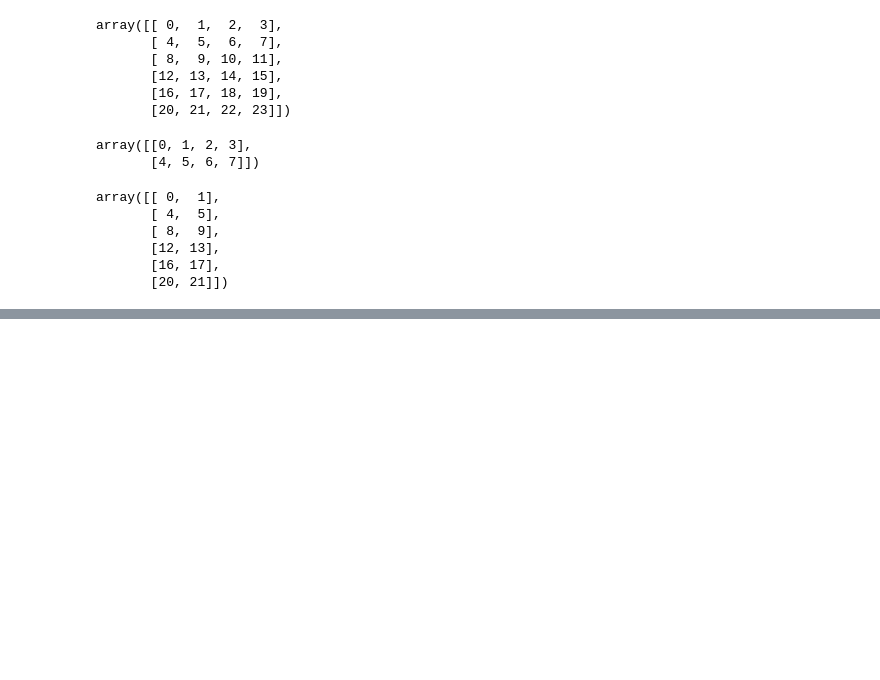
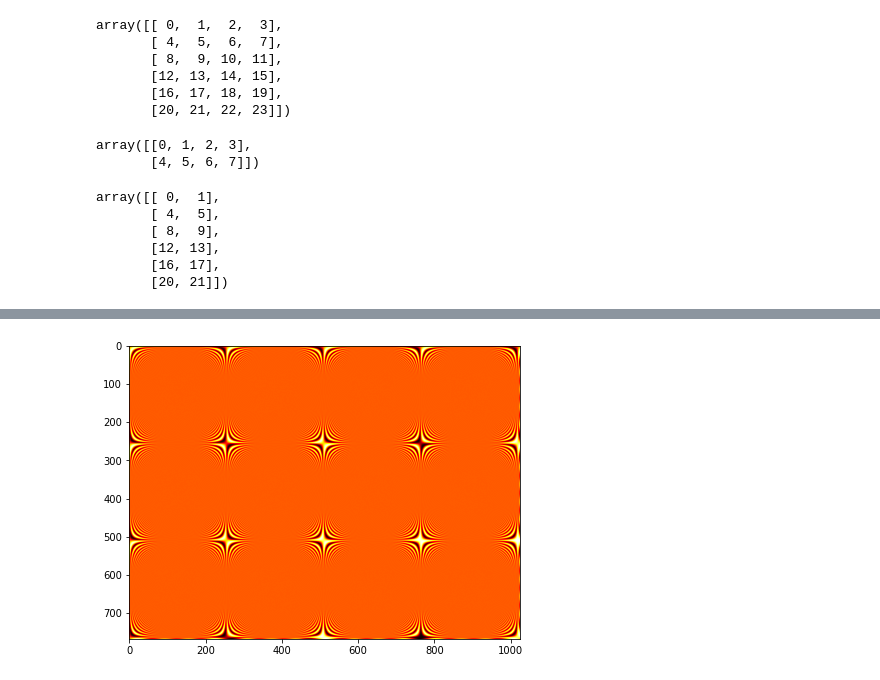
Before and after one commit to nagendraputhane/NumPy-Pandas, a Jupyter notebook: numpy.ipynb, the cells around one changed output, grey strips where cells are left out. Saved outputs shown, nothing was run; the diff lists cells and outputs as text; code cells hidden in the pictures; blank space fills up the shorter version.

```diff
--- a/numpy.ipynb
+++ b/numpy.ipynb
@@ -683,0 +823,5 @@ array([[ 0,  1],
+# %%
+x_coord = np.arange(1024)
+y_coord = np.arange(768)
+X, Y = np.meshgrid(x_coord, y_coord)
+X
@@ -683,0 +846,3 @@ array([[ 0,  1],
+# %%
+data = np.sin(X*Y/40.5)
+data
@@ -683,0 +863,8 @@ array([[ 0,  1],
+# %%
+import matplotlib.pyplot as plt
+import matplotlib.cm as cm
+fig = plt.figure(1, figsize = (7, 6))
+plt.imshow(data, cmap = cm.hot, interpolation = "bicubic")
+plt.show()
+# %% [output]
+[figure, added]
```
Also changed, not shown: parts of 29 cells of this notebook.
